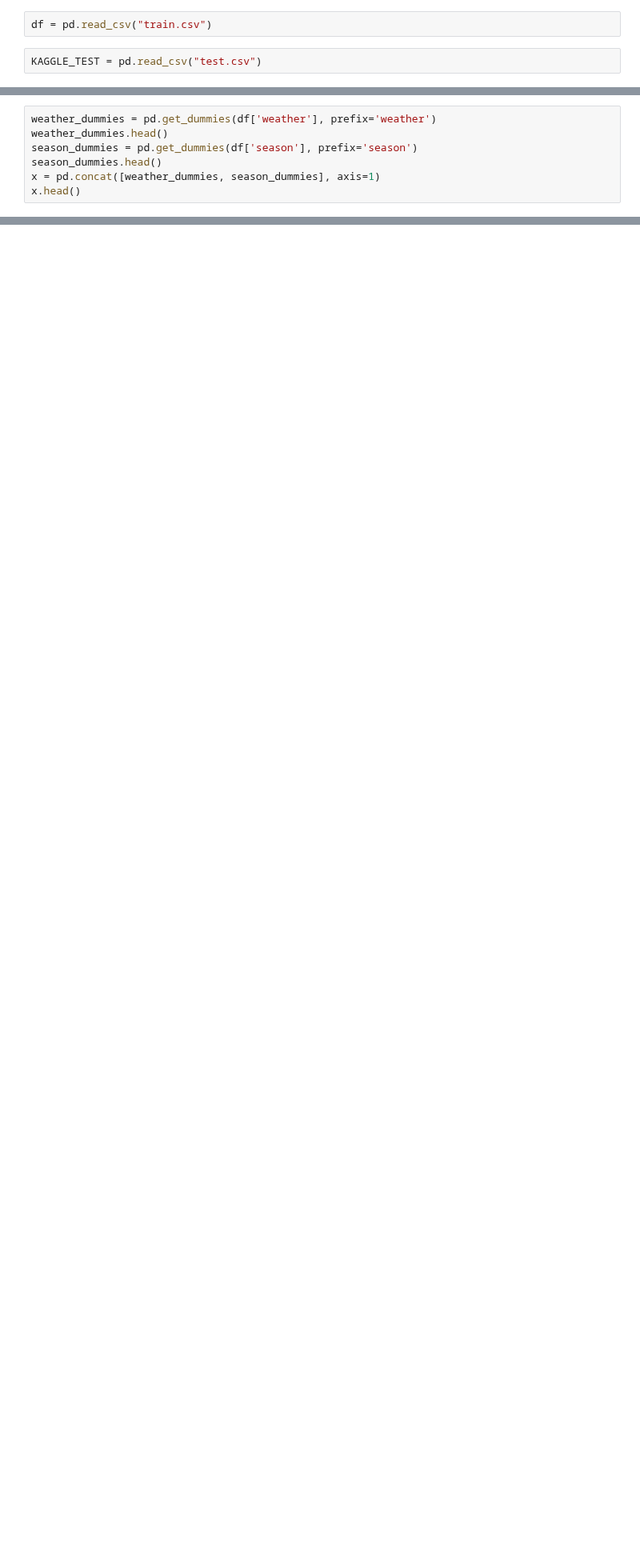
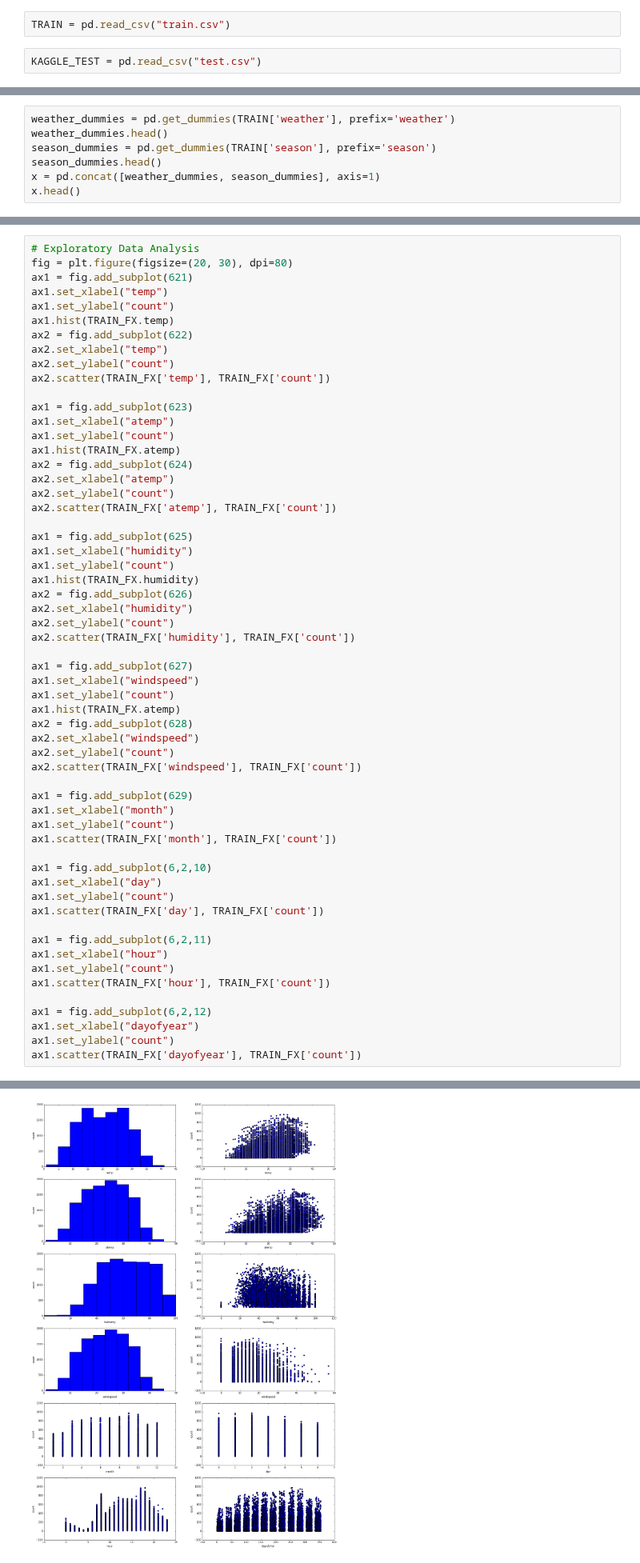
Before and after one commit to sayantansatpati/ml, a Jupyter notebook: kaggle/bike-sharing/bike-sharing-improvement-1.ipynb, the cells around one changed output, grey strips where cells are left out. Shown at 80% size. Drawn from its saved outputs; the diff is of its cells as text; blank space fills up the shorter version.

```diff
--- a/kaggle/bike-sharing/bike-sharing-improvement-1.ipynb
+++ b/kaggle/bike-sharing/bike-sharing-improvement-1.ipynb
@@ -16,7 +17,7 @@ import os
 
 %matplotlib inline
 # %%
-df = pd.read_csv("train.csv")
+TRAIN = pd.read_csv("train.csv")
 # %%
 KAGGLE_TEST = pd.read_csv("test.csv")
 # %%
@@ -38,9 +39,9 @@ KAGGLE_TEST.head()
 | 3 | 2011-01-20 03:00:00 | 1 | 0 | 1 | 1 | 10.66 | 12.880 | 56 | 11.0014 |
 | 4 | 2011-01-20 04:00:00 | 1 | 0 | 1 | 1 | 10.66 | 12.880 | 56 | 11.0014 |
 # %%
-weather_dummies = pd.get_dummies(df['weather'], prefix='weather')
+weather_dummies = pd.get_dummies(TRAIN['weather'], prefix='weather')
 weather_dummies.head()
-season_dummies = pd.get_dummies(df['season'], prefix='season')
+season_dummies = pd.get_dummies(TRAIN['season'], prefix='season')
 season_dummies.head()
 x = pd.concat([weather_dummies, season_dummies], axis=1)
 x.head()
@@ -141,0 +256,59 @@ df.describe()
+# %%
+# Exploratory Data Analysis
+fig = plt.figure(figsize=(20, 30), dpi=80)
+ax1 = fig.add_subplot(621)
+ax1.set_xlabel("temp")
+ax1.set_ylabel("count")
+ax1.hist(TRAIN_FX.temp)
+ax2 = fig.add_subplot(622)
+ax2.set_xlabel("temp")
+ax2.set_ylabel("count")
+ax2.scatter(TRAIN_FX['temp'], TRAIN_FX['count'])
+
+ax1 = fig.add_subplot(623)
+ax1.set_xlabel("atemp")
+ax1.set_ylabel("count")
+ax1.hist(TRAIN_FX.atemp)
+ax2 = fig.add_subplot(624)
+ax2.set_xlabel("atemp")
+ax2.set_ylabel("count")
+ax2.scatter(TRAIN_FX['atemp'], TRAIN_FX['count'])
+
+ax1 = fig.add_subplot(625)
+ax1.set_xlabel("humidity")
+ax1.set_ylabel("count")
+ax1.hist(TRAIN_FX.humidity)
+ax2 = fig.add_subplot(626)
+ax2.set_xlabel("humidity")
+ax2.set_ylabel("count")
+ax2.scatter(TRAIN_FX['humidity'], TRAIN_FX['count'])
+
+ax1 = fig.add_subplot(627)
+ax1.set_xlabel("windspeed")
+ax1.set_ylabel("count")
+ax1.hist(TRAIN_FX.atemp)
+ax2 = fig.add_subplot(628)
+ax2.set_xlabel("windspeed")
+ax2.set_ylabel("count")
+ax2.scatter(TRAIN_FX['windspeed'], TRAIN_FX['count'])
+
+ax1 = fig.add_subplot(629)
+ax1.set_xlabel("month")
+ax1.set_ylabel("count")
+ax1.scatter(TRAIN_FX['month'], TRAIN_FX['count'])
+
+ax1 = fig.add_subplot(6,2,10)
+ax1.set_xlabel("day")
+ax1.set_ylabel("count")
+ax1.scatter(TRAIN_FX['day'], TRAIN_FX['count'])
+
+ax1 = fig.add_subplot(6,2,11)
+ax1.set_xlabel("hour")
+ax1.set_ylabel("count")
+ax1.scatter(TRAIN_FX['hour'], TRAIN_FX['count'])
+
+ax1 = fig.add_subplot(6,2,12)
+ax1.set_xlabel("dayofyear")
+ax1.set_ylabel("count")
+ax1.scatter(TRAIN_FX['dayofyear'], TRAIN_FX['count'])
+# %% [output]
@@ -142,3 +316,4 @@ df.describe()
+[figure, added]
 # %%
 def output_model_summary(estimator, dev_data, dev_labels, test_data=None, test_labels=None):
     '''Prints Model Summary'''
```
Also changed, not shown: parts of 26 cells of this notebook.
